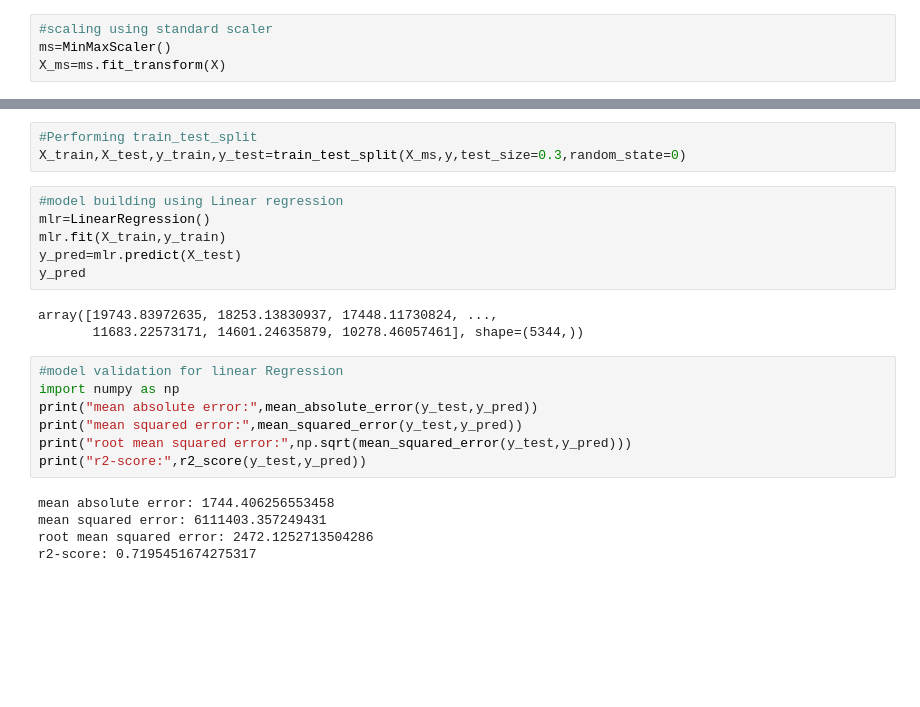
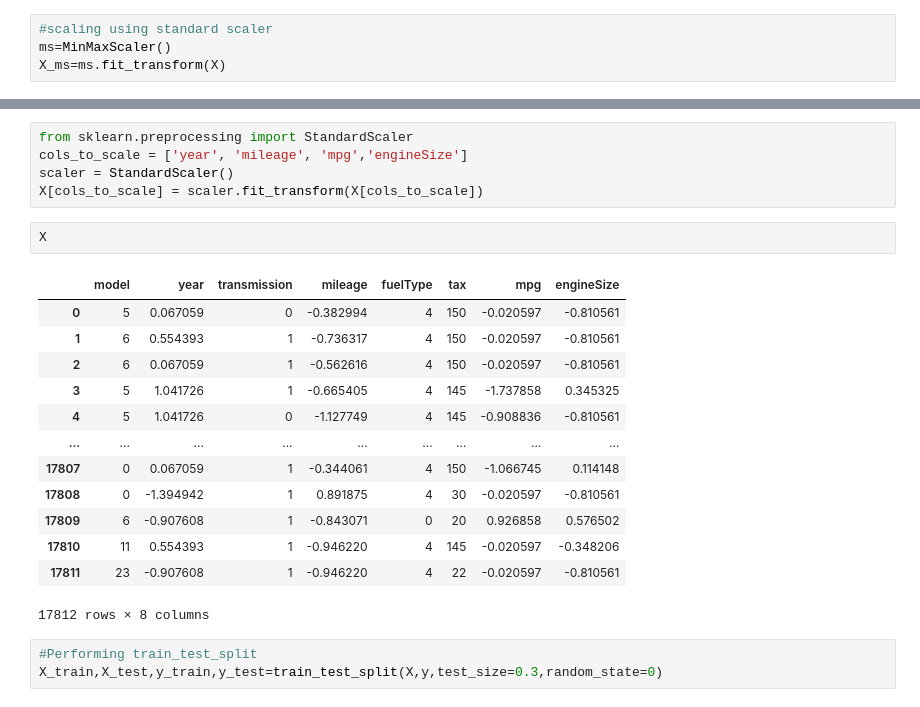
Before and after one commit to princejha-dev/ML-Python-Models, a Jupyter notebook: Car Price Prediction/car.ipynb, the cells around one changed output, grey strips where cells are left out. Saved outputs shown, nothing was run; the diff lists cells and outputs as text; blank space fills up the shorter version.

Commit message:
tried standard scaler

```diff
--- a/Car Price Prediction/car.ipynb
+++ b/Car Price Prediction/car.ipynb
@@ -334,24 +318,24 @@ array([[0.2173913 , 0.328125  , 0.        , ..., 0.25862069, 0.2038674 ,
-# %%
-#Performing train_test_split
-X_train,X_test,y_train,y_test=train_test_split(X_ms,y,test_size=0.3,random_state=0)
-# %%
-#model building using Linear regression
-mlr=LinearRegression()
-mlr.fit(X_train,y_train)
-y_pred=mlr.predict(X_test)
-y_pred
-# %% [output]
-array([19743.83972635, 18253.13830937, 17448.11730824, ...,
-       11683.22573171, 14601.24635879, 10278.46057461], shape=(5344,))
-# %%
-#model validation for linear Regression
-import numpy as np
-print("mean absolute error:",mean_absolute_error(y_test,y_pred))
-print("mean squared error:",mean_squared_error(y_test,y_pred))
-print("root mean squared error:",np.sqrt(mean_squared_error(y_test,y_pred)))
-print("r2-score:",r2_score(y_test,y_pred))
-# %% [output]
-mean absolute error: 1744.406256553458
-mean squared error: 6111403.357249431
-root mean squared error: 2472.1252713504286
-r2-score: 0.7195451674275317
+# %%
+from sklearn.preprocessing import StandardScaler
+cols_to_scale = ['year', 'mileage', 'mpg','engineSize']
+scaler = StandardScaler()
+X[cols_to_scale] = scaler.fit_transform(X[cols_to_scale])
+# %%
+X
+# %% [output]
+|  | model | year | transmission | mileage | fuelType | tax | mpg | engineSize |
+| 0 | 5 | 0.067059 | 0 | -0.382994 | 4 | 150 | -0.020597 | -0.810561 |
+| 1 | 6 | 0.554393 | 1 | -0.736317 | 4 | 150 | -0.020597 | -0.810561 |
+| 2 | 6 | 0.067059 | 1 | -0.562616 | 4 | 150 | -0.020597 | -0.810561 |
+| 3 | 5 | 1.041726 | 1 | -0.665405 | 4 | 145 | -1.737858 | 0.345325 |
+| 4 | 5 | 1.041726 | 0 | -1.127749 | 4 | 145 | -0.908836 | -0.810561 |
+| ... | ... | ... | ... | ... | ... | ... | ... | ... |
+| 17807 | 0 | 0.067059 | 1 | -0.344061 | 4 | 150 | -1.066745 | 0.114148 |
+| 17808 | 0 | -1.394942 | 1 | 0.891875 | 4 | 30 | -0.020597 | -0.810561 |
+| 17809 | 6 | -0.907608 | 1 | -0.843071 | 0 | 20 | 0.926858 | 0.576502 |
+| 17810 | 11 | 0.554393 | 1 | -0.946220 | 4 | 145 | -0.020597 | -0.348206 |
+| 17811 | 23 | -0.907608 | 1 | -0.946220 | 4 | 22 | -0.020597 | -0.810561 |
+17812 rows × 8 columns
+# %%
+#Performing train_test_split
+X_train,X_test,y_train,y_test=train_test_split(X,y,test_size=0.3,random_state=0)
```
Also changed, not shown: parts of 3 cells of this notebook.
